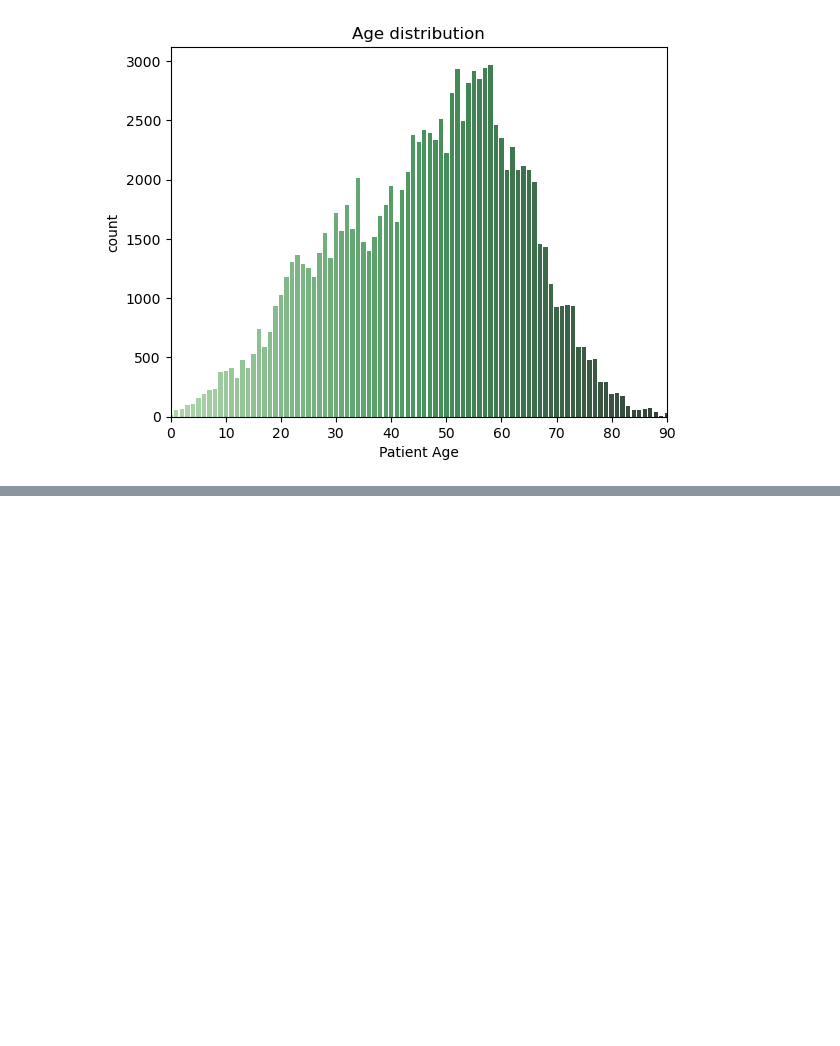
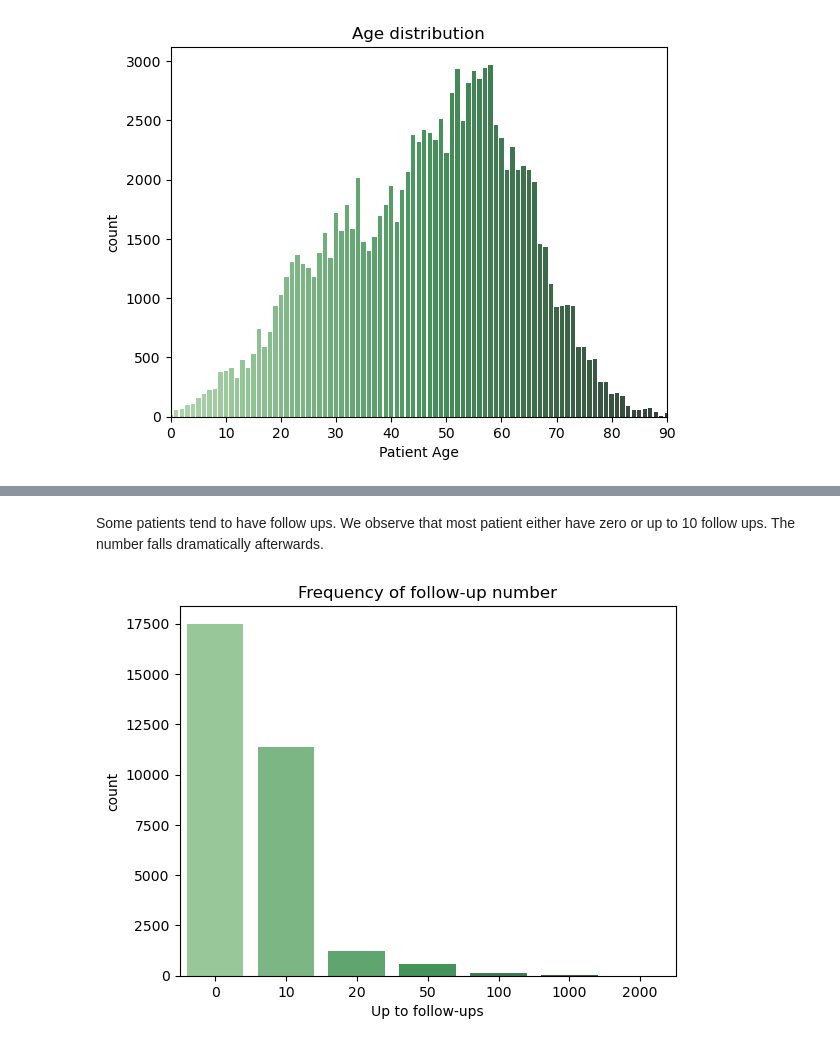
Before and after one commit to ppapageo/chest-xray, a Jupyter notebook: explore.ipynb, the cells around one changed output, grey strips where cells are left out. Cells and saved outputs as stored; diff of their text form; code cells hidden in the pictures; blank space fills up the shorter version.

```diff
--- a/explore.ipynb
+++ b/explore.ipynb
@@ -187,0 +191,14 @@ Text(0.5, 1.0, 'Follow-up distribution')
+# %% [markdown]
+Some patients tend to have follow ups. We observe that most patient either have zero or up to 10 follow ups. The number falls dramatically afterwards.
+# %%
+
+max_per_patient = df.groupby('Patient ID')['Follow-up #'].max().to_frame('max')
+count_of_num_of_followups = max_per_patient['max'].value_counts(bins=[-0.001, 0.1 ,10, 20 ,50,100, 1000, 2000], sort=False).to_frame(name = 'count')
+count_of_num_of_followups.index = count_of_num_of_followups.index.map(lambda i: int(i.right))
+
+plot = sns.barplot(x = count_of_num_of_followups.index, y='count', data = count_of_num_of_followups, palette="Greens_d")
+plot.set_title('Frequency of follow-up number')
+plot.set_xlabel('Up to follow-ups')
+plt.show()
+# %% [output]
+[figure, added]
```
Also changed, not shown: parts of 15 cells of this notebook.
